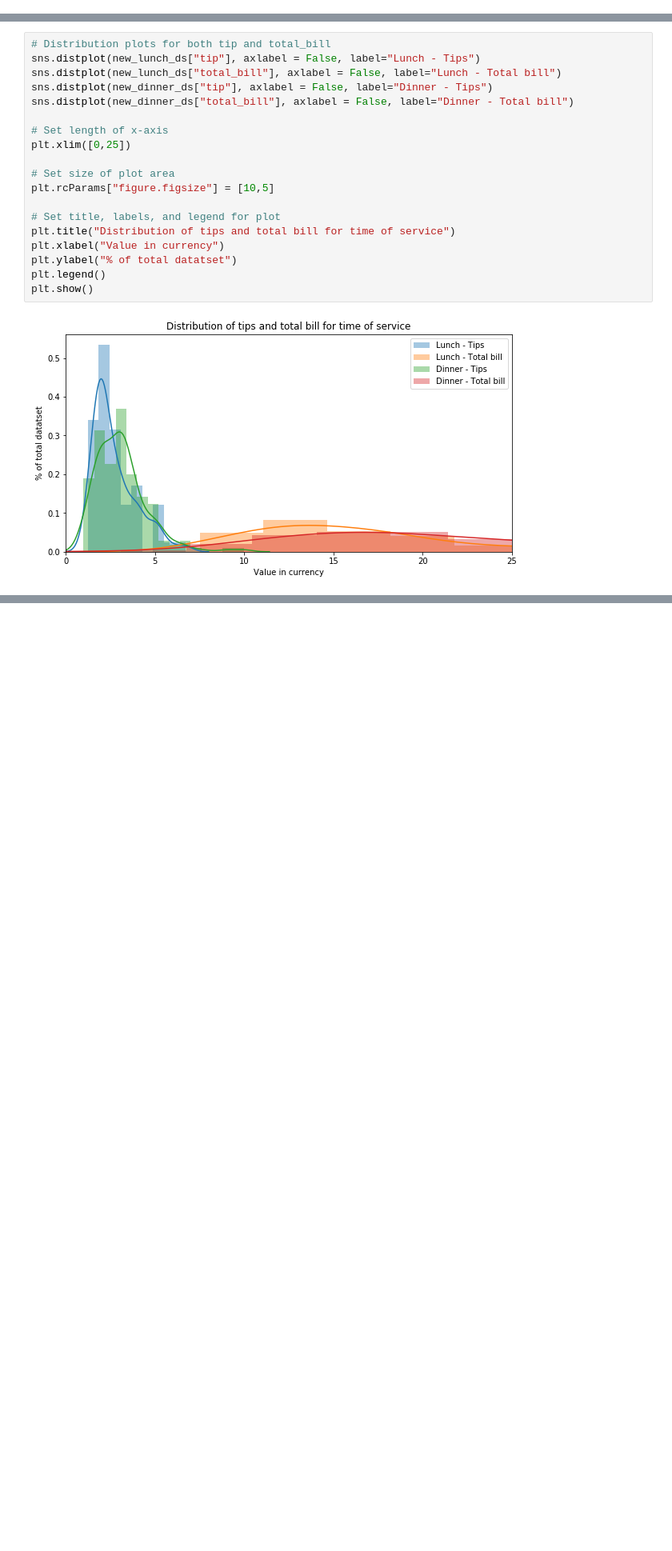
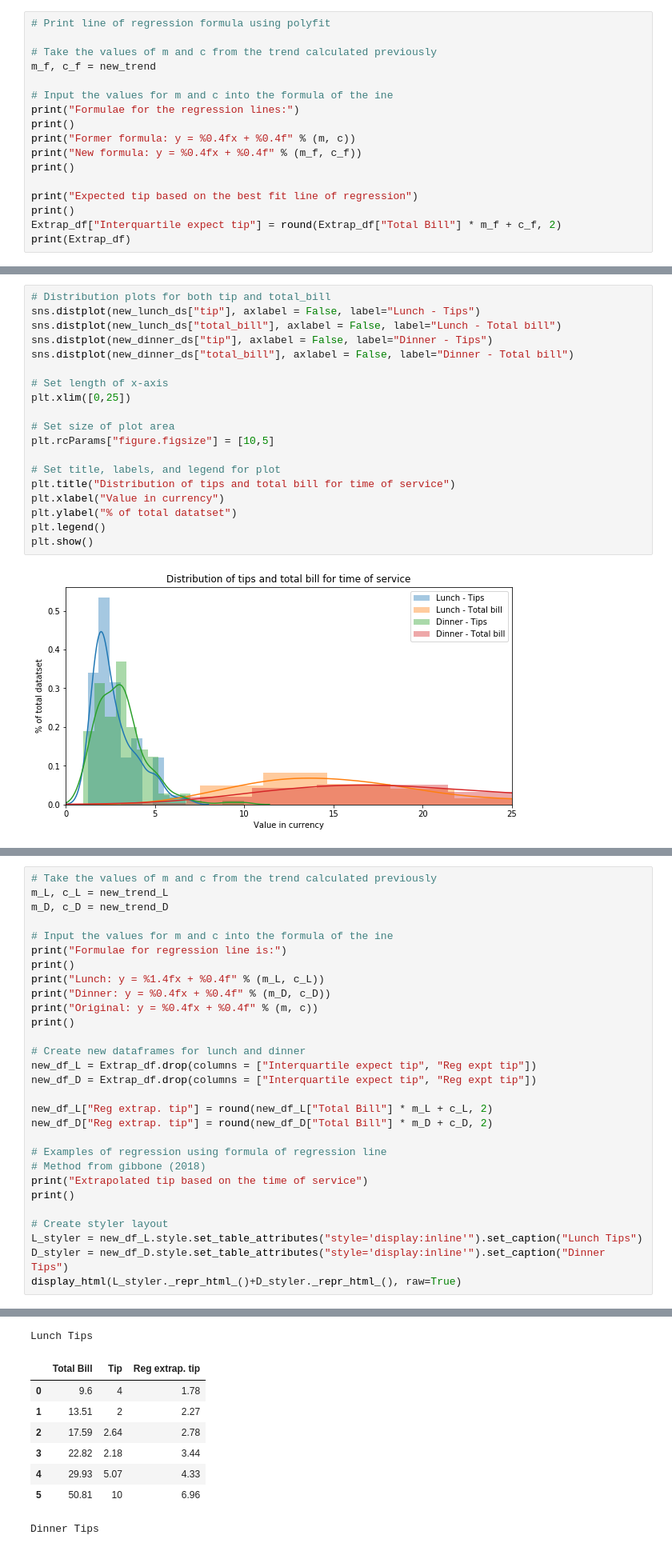
Before and after one commit to Clauric/FoDA-Assessment, a Jupyter notebook: Tips dataset review.ipynb, the cells around one changed output, grey strips where cells are left out. Shown: that part at 80% size. Drawn from its saved outputs; the diff is of its cells as text; blank space fills up the shorter version.

```diff
--- a/Tips dataset review.ipynb
+++ b/Tips dataset review.ipynb
@@ -968,0 +921,17 @@ For x: 75.20, the value of y is: 10.23
+# %%
+# Print line of regression formula using polyfit
+
+# Take the values of m and c from the trend calculated previously
+m_f, c_f = new_trend
+
+# Input the values for m and c into the formula of the ine
+print("Formulae for the regression lines:")
+print()
+print("Former formula: y = %0.4fx + %0.4f" % (m, c))
+print("New formula: y = %0.4fx + %0.4f" % (m_f, c_f))
+print()
+
+print("Expected tip based on the best fit line of regression")
+print()
+Extrap_df["Interquartile expect tip"] = round(Extrap_df["Total Bill"] * m_f + c_f, 2)
+print(Extrap_df)
@@ -1038,0 +1067,30 @@ plt.show()
+# %%
+# Take the values of m and c from the trend calculated previously
+m_L, c_L = new_trend_L
+m_D, c_D = new_trend_D
+
+# Input the values for m and c into the formula of the ine
+print("Formulae for regression line is:")
+print()
+print("Lunch: y = %1.4fx + %0.4f" % (m_L, c_L))
+print("Dinner: y = %0.4fx + %0.4f" % (m_D, c_D))
+print("Original: y = %0.4fx + %0.4f" % (m, c))
+print()
+
+# Create new dataframes for lunch and dinner
+new_df_L = Extrap_df.drop(columns = ["Interquartile expect tip", "Reg expt tip"])
+new_df_D = Extrap_df.drop(columns = ["Interquartile expect tip", "Reg expt tip"])
+
+new_df_L["Reg extrap. tip"] = round(new_df_L["Total Bill"] * m_L + c_L, 2)
+new_df_D["Reg extrap. tip"] = round(new_df_D["Total Bill"] * m_D + c_D, 2)
+
+# Examples of regression using formula of regression line
+# Method from gibbone (2018)
+print("Extrapolated tip based on the time of service")
+print()
+
+# Create styler layout
+L_styler = new_df_L.style.set_table_attributes("style='display:inline'").set_caption("Lunch Tips")
+D_styler = new_df_D.style.set_table_attributes("style='display:inline'").set_caption("Dinner Tips")
+display_html(L_styler._repr_html_()+D_styler._repr_html_(), raw=True)
+# %% [output]
@@ -1038,0 +1104,9 @@ plt.show()
+Lunch Tips
+|  | Total Bill | Tip | Reg extrap. tip |
+| 0 | 9.6 | 4 | 1.78 |
+| 1 | 13.51 | 2 | 2.27 |
+| 2 | 17.59 | 2.64 | 2.78 |
+| 3 | 22.82 | 2.18 | 3.44 |
+| 4 | 29.93 | 5.07 | 4.33 |
+| 5 | 50.81 | 10 | 6.96 |
+Dinner Tips
```
Also changed, not shown: parts of 17 cells of this notebook, 1 other file.
